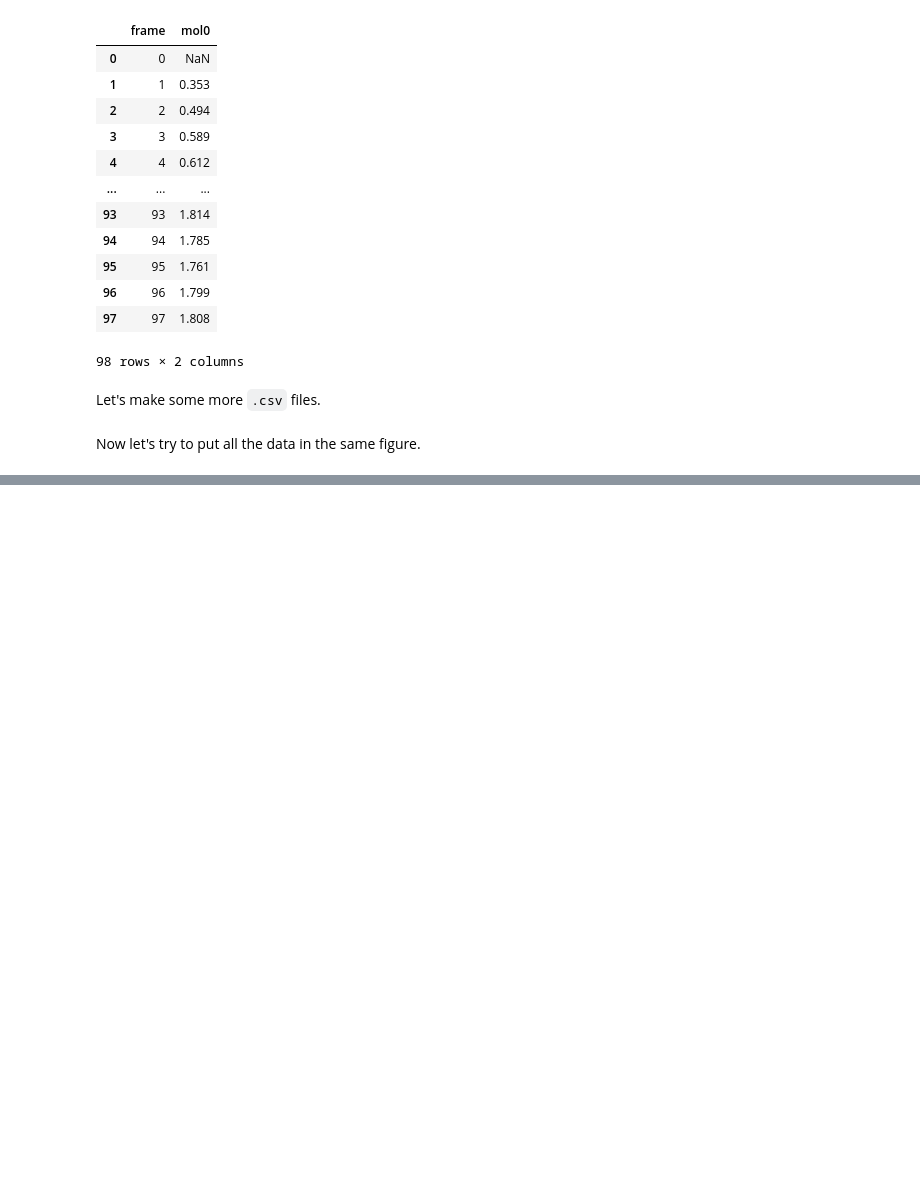
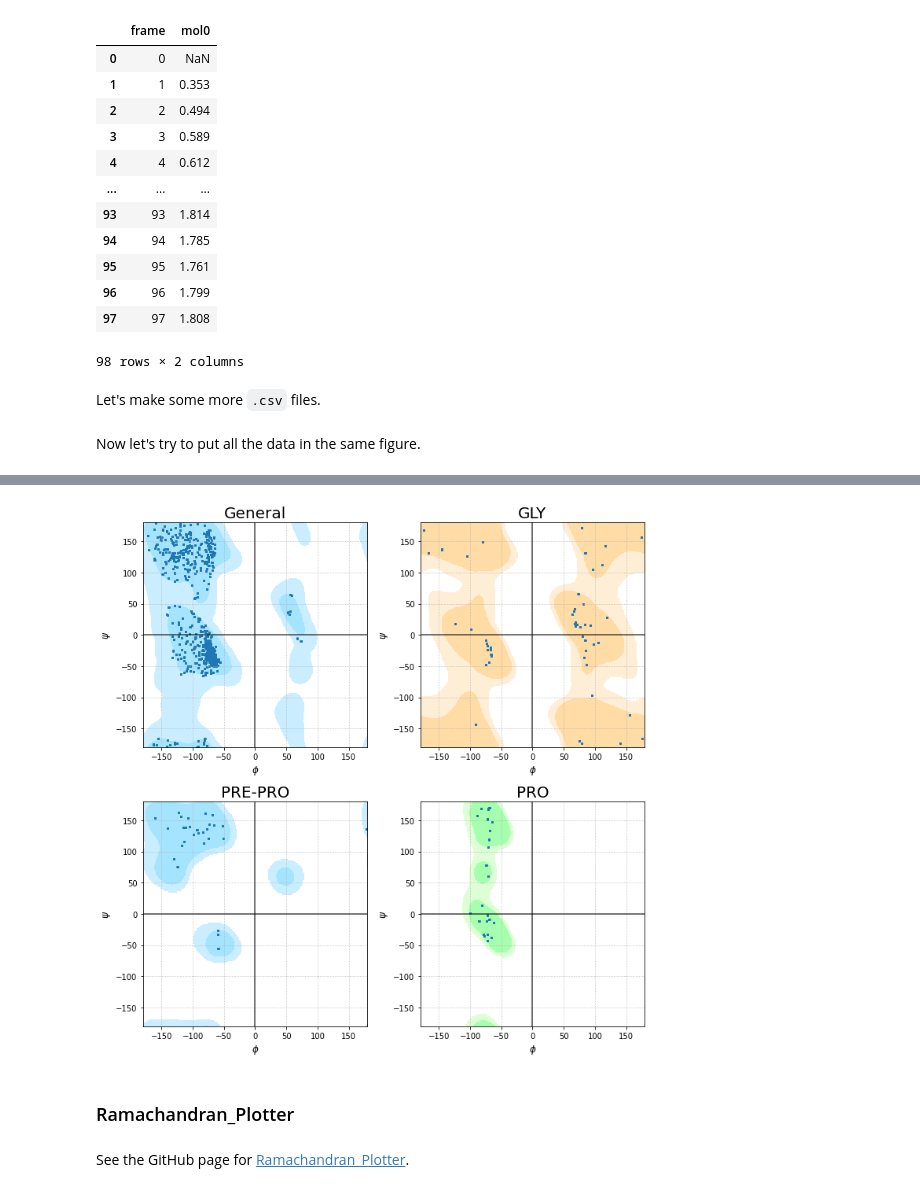
Before and after one commit to dgoppenheimer/Molecular-Dynamics, a Jupyter notebook: Plotly_01.ipynb, the cells around one changed output, grey strips where cells are left out. Cells and saved outputs as stored; diff of their text form; code cells hidden in the pictures; blank space fills up the shorter version.

```diff
--- a/Plotly_01.ipynb
+++ b/Plotly_01.ipynb
@@ -813,0 +1017,8 @@ fig5.show()
+# %%
+plot_ramachandran(pdb_file)
+# %% [output]
+[figure, added]
+# %% [markdown]
+### Ramachandran_Plotter
+# %% [markdown]
+See the GitHub page for [Ramachandran_Plotter](https://github.com/Joseph-Ellaway/Ramachandran_Plotter).
```
Also changed, not shown: parts of 24 cells of this notebook.
